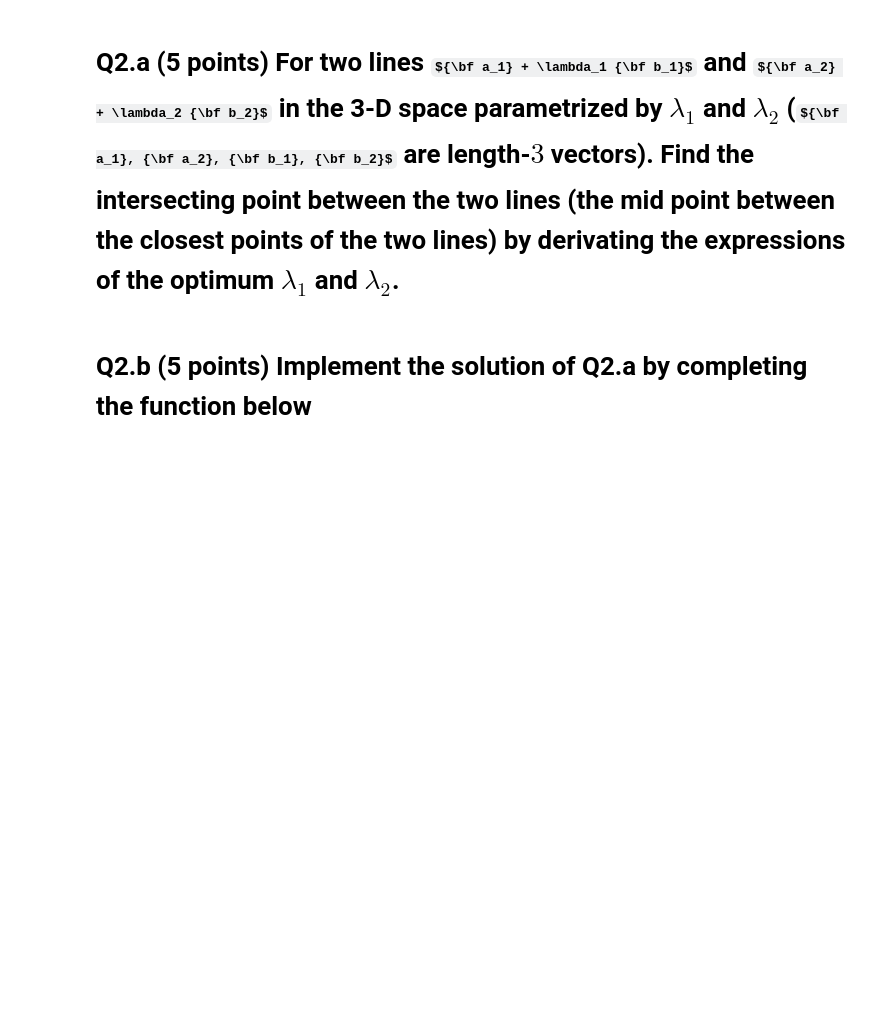
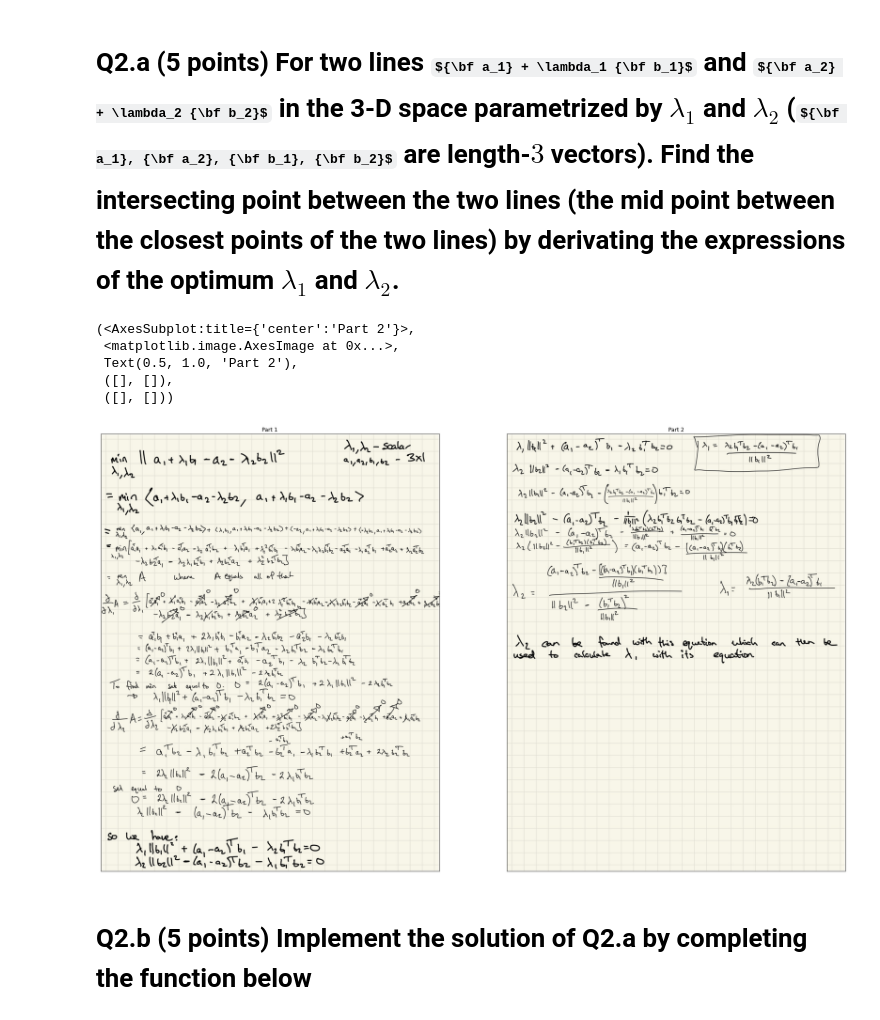
Before and after one commit to SarahBrown/ECE5973-CV, a Jupyter notebook: HW4/SarahBrown - CV - HW4.ipynb, the cells around one changed output. Cells and saved outputs as stored; diff of their text form; code cells hidden in the pictures; some formulas as TeX source; blank space fills up the shorter version.

```diff
--- a/HW4/SarahBrown - CV - HW4.ipynb
+++ b/HW4/SarahBrown - CV - HW4.ipynb
@@ -88,5 +88,25 @@ array([[-1.03683028e-06,  8.52651283e-14,  2.57324608e-05],
 # %% [markdown]
 # Q2.a (5 points) For two lines ${\bf a_1} + \lambda_1 {\bf b_1}$ and ${\bf a_2} + \lambda_2 {\bf b_2}$ in the 3-D space parametrized by $\lambda_1$ and $\lambda_2$ (${\bf a_1}, {\bf a_2}, {\bf b_1}, {\bf b_2}$ are length-$3$ vectors). Find the intersecting point between the two lines (the mid point between the closest points of the two lines) by derivating the expressions of the optimum $\lambda_1$ and $\lambda_2$.
+# %%
+from matplotlib import pyplot as plt
+import cvui
+%matplotlib inline
+
+math1 = cv2.imread('2a-1.jpg')
+math1 = cv2.cvtColor(math1, cv2.COLOR_BGR2RGB)
+math2 = cv2.imread('2a-2.jpg')
+math2 = cv2.cvtColor(math2, cv2.COLOR_BGR2RGB)
+
+plt.figure(figsize=(30,30))
+plt.subplot(121), plt.imshow(math1), plt.title("Part 1"), plt.xticks([]), plt.yticks([])
+plt.subplot(122), plt.imshow(math2), plt.title("Part 2"), plt.xticks([]), plt.yticks([])
+# %% [output]
+(<AxesSubplot:title={'center':'Part 2'}>,
+ <matplotlib.image.AxesImage at 0x...>,
+ Text(0.5, 1.0, 'Part 2'),
+ ([], []),
+ ([], []))
+[figure, added]
 # %% [markdown]
 # Q2.b (5 points) Implement the solution of Q2.a by completing the function below
 # %%
```
Also changed, not shown: parts of 7 cells of this notebook, 6 other files.
